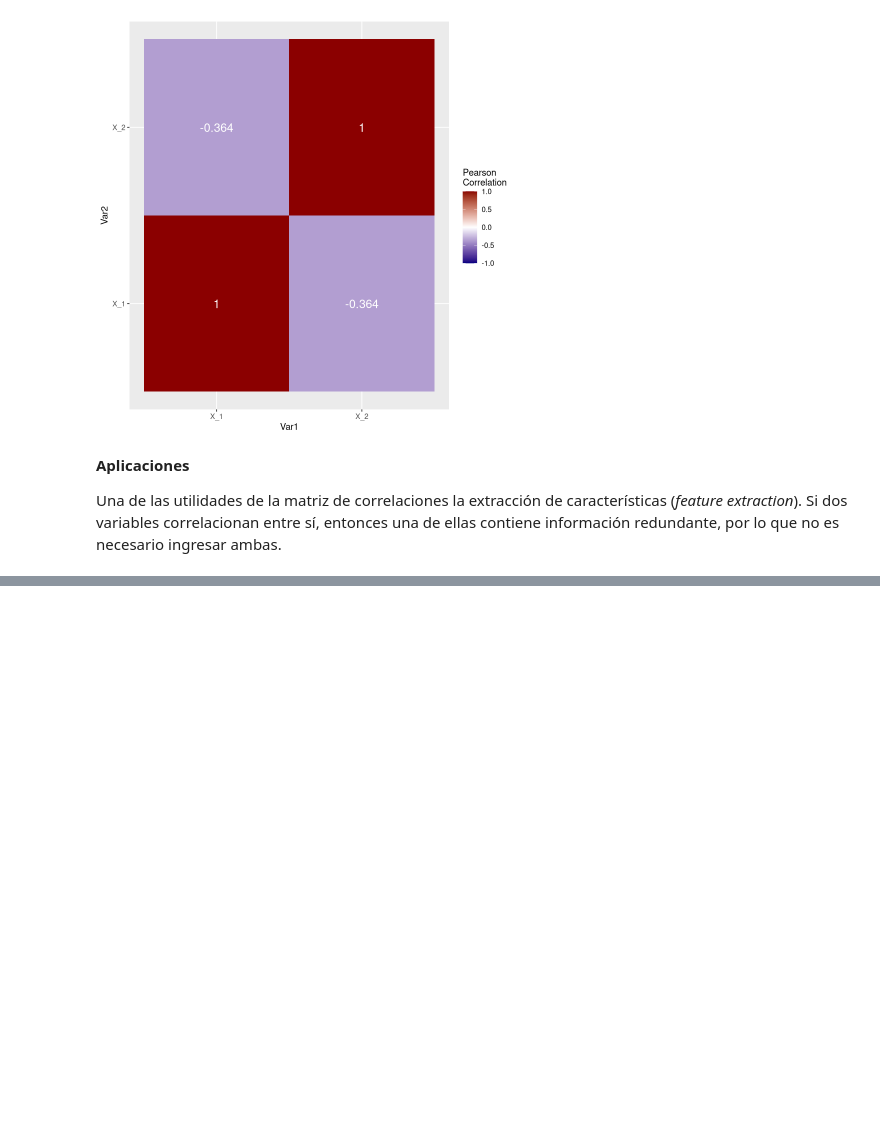
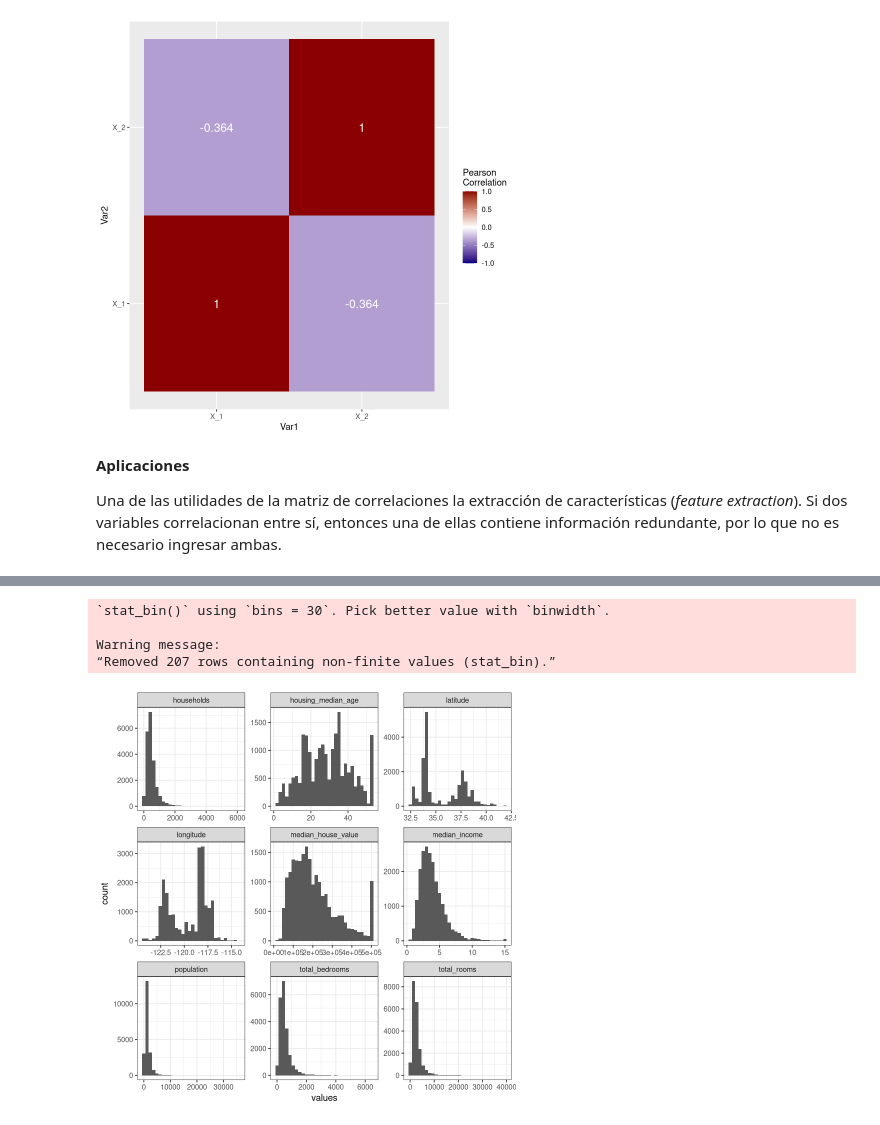
Before and after one commit to jealcalat/Analisis_multivariado-deprecated-, a Jupyter notebook: 1_variables_aleatorias_multivariadas/1.1_correlaciones_covarianzas.ipynb, the cells around one changed output, grey strips where cells are left out. Saved outputs shown, nothing was run; the diff lists cells and outputs as text; code cells hidden in the pictures; blank space fills up the shorter version.

```diff
--- a/1_variables_aleatorias_multivariadas/1.1_correlaciones_covarianzas.ipynb
+++ b/1_variables_aleatorias_multivariadas/1.1_correlaciones_covarianzas.ipynb
@@ -667,0 +794,12 @@ Una de las utilidades de la matriz de correlaciones la extracción de caracterí
+# %%
+options(tidyverse.quiet = TRUE)
+theme_set(theme_bw()) # fijar un tema para gráficos
+# cargar librería tidyverse
+suppressPackageStartupMessages(library(tidyverse))
+# leer datos de url
+housing <- read_csv("https://raw.githubusercontent.com/ageron/handson-ml/master/datasets/housing/housing.csv",
+  col_types = cols()
+)
+# ver la estructura de los datos
+glimpse(housing)
+head(housing)
@@ -667,0 +830,12 @@ Una de las utilidades de la matriz de correlaciones la extracción de caracterí
+# %%
+# histogramas usando ggplot
+housing <- housing |>
+  # remover ocean_proximity
+  select(-ocean_proximity)
+housing_long <- housing |>
+  pivot_longer(
+    cols = everything(),
+    names_to = "variables",
+    values_to = "values"
+  )
+head(housing_long)
@@ -667,0 +852,18 @@ Una de las utilidades de la matriz de correlaciones la extracción de caracterí
+# %%
+# ahora todos los valores numéricos están colapsados en 'values', y los nombres de las columnas en 'variables'
+# podemos crear un histograma que tome 'values', y separarlos por variable usando facet_wrap
+# creará un mosaico de 3x3
+ggplot(
+  housing_long,
+  aes(x = values)
+) +
+  geom_histogram() +
+  # para facilitar ver las variables en su propia escala, fijamos escala libre
+  facet_wrap(~variables, scale = "free") +
+  theme_bw()
+# %% [output]
+`stat_bin()` using `bins = 30`. Pick better value with `binwidth`.
+
+Warning message:
+“Removed 207 rows containing non-finite values (stat_bin).”
+[figure, added]
```
Also changed, not shown: parts of 20 cells of this notebook, 7 other files.
